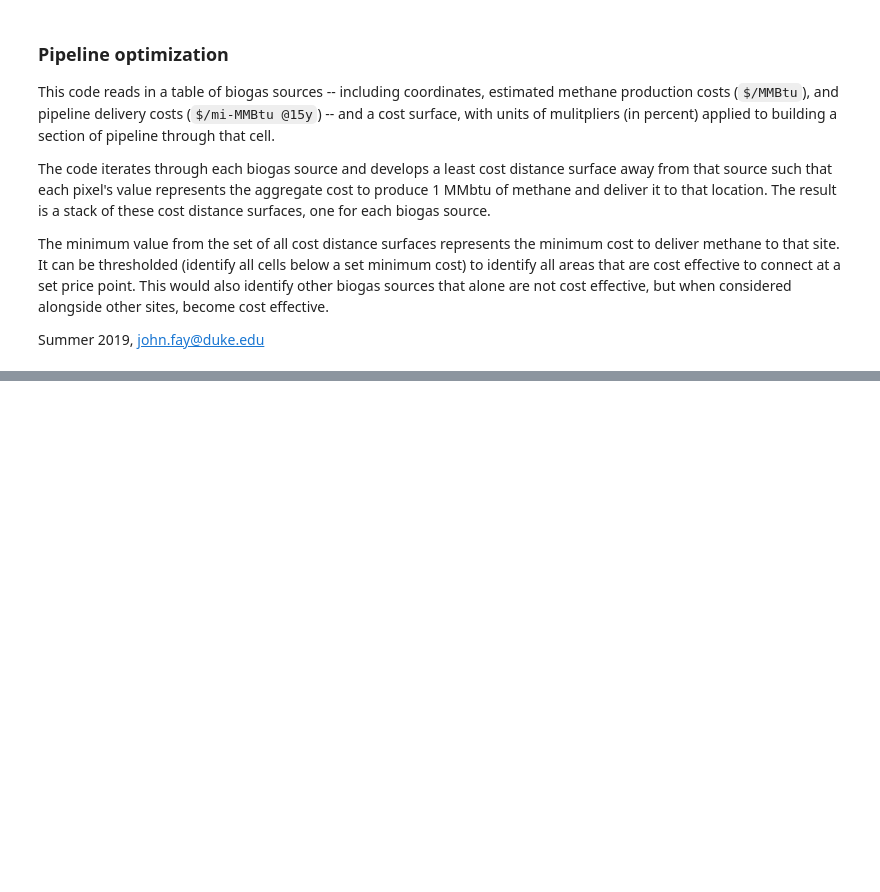
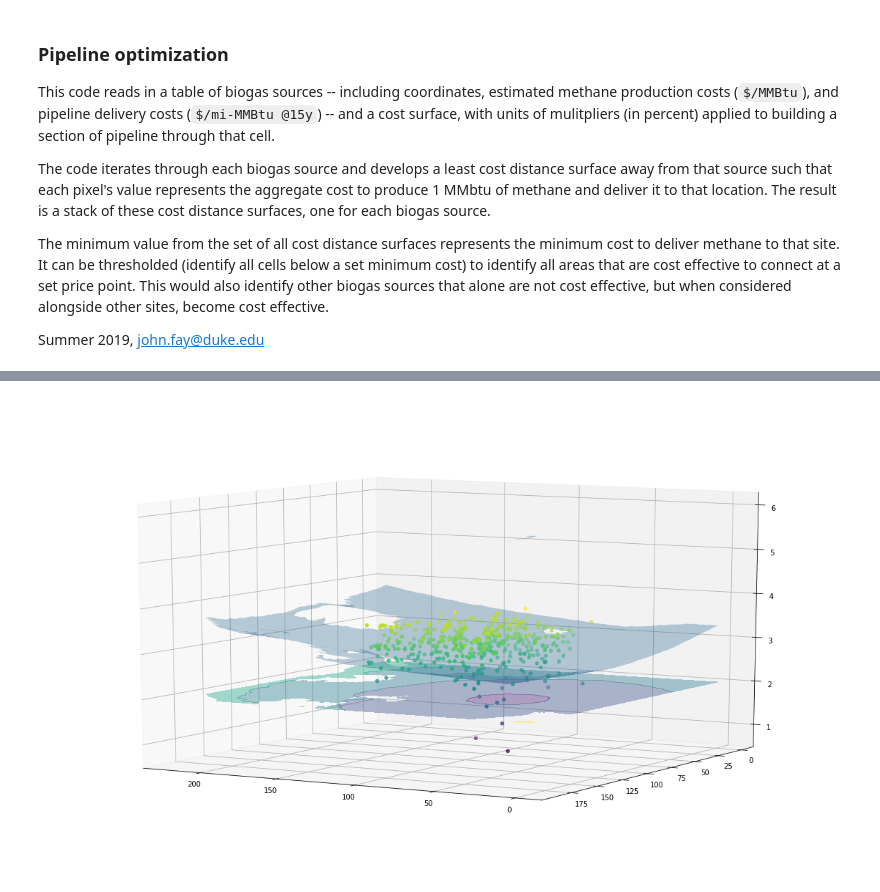
Before and after one commit to ENV859/BioGas_optimization, a Jupyter notebook: scripts/Cost-shedsCalculations.ipynb, the cells around one changed output, grey strips where cells are left out. Saved outputs shown, nothing was run; the diff lists cells and outputs as text; code cells hidden in the pictures; blank space fills up the shorter version.

```diff
--- a/scripts/Cost-shedsCalculations.ipynb
+++ b/scripts/Cost-shedsCalculations.ipynb
@@ -40,5 +44,13 @@ arrMin.min(),arrMin.max()
+# %%
+#Create mesh grid for plotting
+y = np.arange(0,arrMin.shape[0])
+x = np.arange(0,arrMin.shape[1])
+X,Y  = np.meshgrid(x,y)
+Z = arrMin * 100
+#Set cap on Z values
+Z[Z<0]=np.NaN
 # %%
-#Colors
+#Establish colors and color ramps to use across plots
 norm = cm.colors.Normalize(vmax=abs(arrMin).max(), vmin=-abs(arrMin).max())
-lnorm = cm.colors.Normalize(2,4)
+lnorm = cm.colors.Normalize(2,5)
 cmap = cm.PRGn
@@ -44,0 +74,15 @@ cmap = cm.PRGn
+# %%
+#plt.clf()
+fig = plt.figure(1,figsize=(20,12))
+ax = fig.gca(projection='3d')
+ax.plot_surface(X,Y,Z, alpha=0.3)#,rstride=80, cstride=80)
+#Add the image at the bottom
+cset = ax.contourf(X,Y,Z,zdir='z',offset=2,cmap='viridis',alpha=0.4,norm=lnorm)
+ax.scatter3D(xValues,yValues,zValues,c=zValues)
+#Aesthetics
+#ax.set_xlabel('X');ax.set_xlim(0,220)
+#ax.set_ylabel('Y');ax.set_ylim(0,220)
+#ax.set_zlabel('Z');ax.set_zlim(2, 5)
+ax.view_init(10,120);
+# %% [output]
+[figure, added]
```
Also changed, not shown: parts of 15 cells of this notebook, 3 other files.
